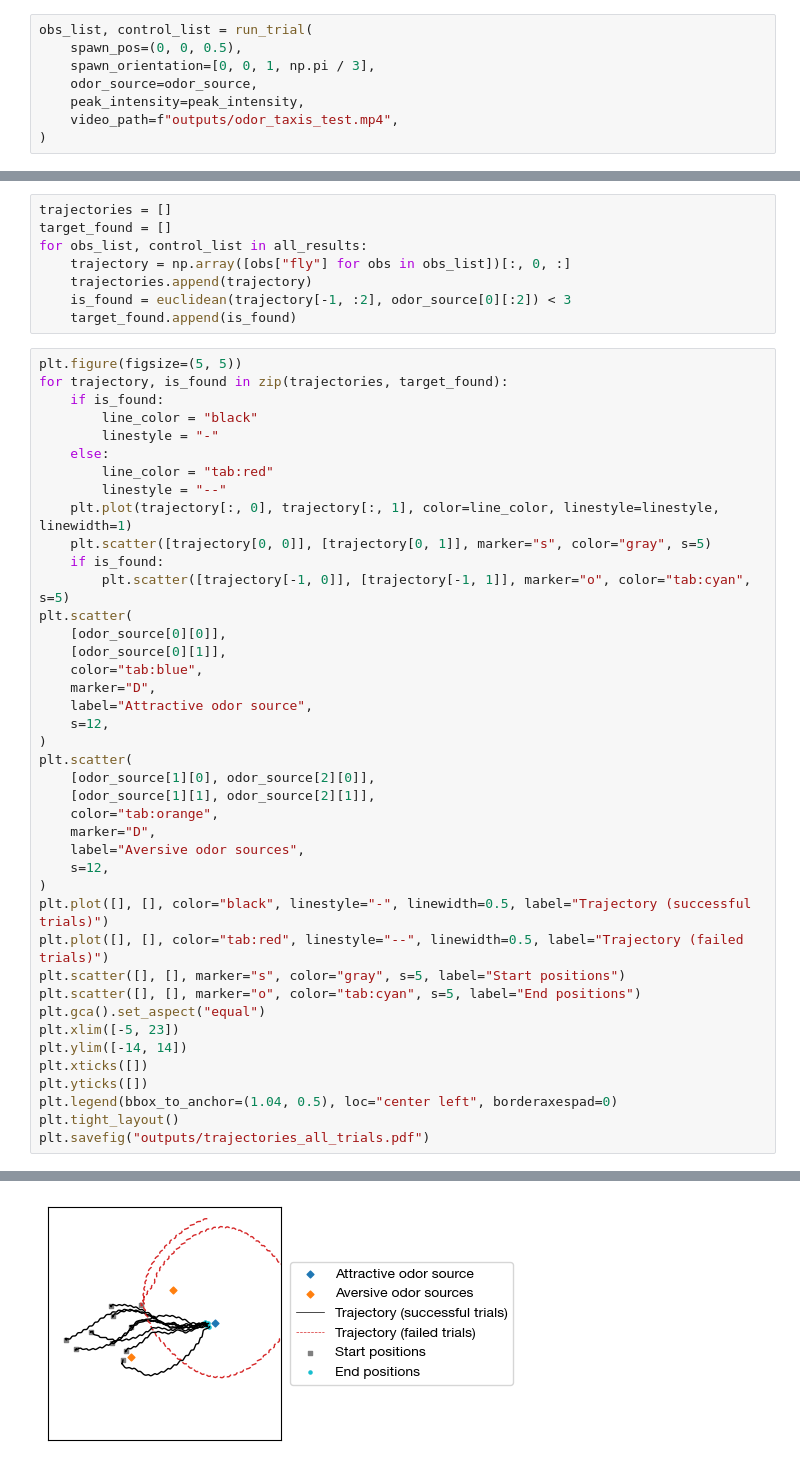
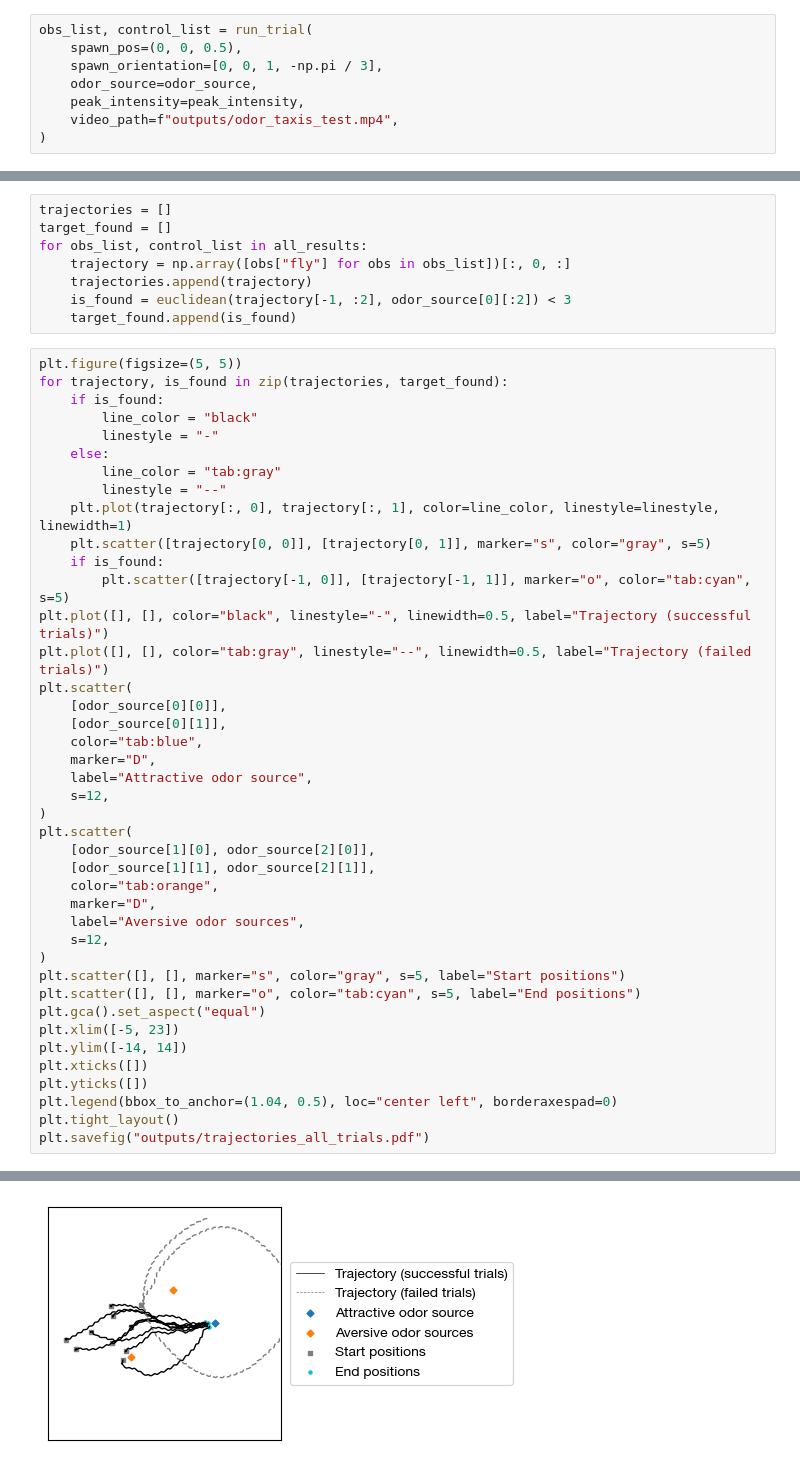
Before and after one commit to NeLy-EPFL/nmf2-paper, a Jupyter notebook: odor_inputs/odor_taxis.ipynb, the cells around one changed output, grey strips where cells are left out. Saved outputs shown, nothing was run; the diff lists cells and outputs as text.

```diff
--- a/odor_inputs/odor_taxis.ipynb
+++ b/odor_inputs/odor_taxis.ipynb
@@ -89,7 +89,7 @@ def run_trial(
 # %%
 obs_list, control_list = run_trial(
     spawn_pos=(0, 0, 0.5),
-    spawn_orientation=[0, 0, 1, np.pi / 3],
+    spawn_orientation=[0, 0, 1, -np.pi / 3],
     odor_source=odor_source,
     peak_intensity=peak_intensity,
     video_path=f"outputs/odor_taxis_test.mp4",
@@ -213,43 +215,43 @@ for trajectory, is_found in zip(trajectories, target_found):
         line_color = "black"
         linestyle = "-"
     else:
-        line_color = "tab:red"
+        line_color = "tab:gray"
         linestyle = "--"
     plt.plot(trajectory[:, 0], trajectory[:, 1], color=line_color, linestyle=linestyle, linewidth=1)
     plt.scatter([trajectory[0, 0]], [trajectory[0, 1]], marker="s", color="gray", s=5)
     if is_found:
         plt.scatter([trajectory[-1, 0]], [trajectory[-1, 1]], marker="o", color="tab:cyan", s=5)
+plt.plot([], [], color="black", linestyle="-", linewidth=0.5, label="Trajectory (successful trials)")
+plt.plot([], [], color="tab:gray", linestyle="--", linewidth=0.5, label="Trajectory (failed trials)")
 plt.scatter(
     [odor_source[0][0]],
     [odor_source[0][1]],
     color="tab:blue",
     marker="D",
     label="Attractive odor source",
     s=12,
 )
 plt.scatter(
     [odor_source[1][0], odor_source[2][0]],
     [odor_source[1][1], odor_source[2][1]],
     color="tab:orange",
     marker="D",
     label="Aversive odor sources",
     s=12,
 )
-plt.plot([], [], color="black", linestyle="-", linewidth=0.5, label="Trajectory (successful trials)")
-plt.plot([], [], color="tab:red", linestyle="--", linewidth=0.5, label="Trajectory (failed trials)")
 plt.scatter([], [], marker="s", color="gray", s=5, label="Start positions")
 plt.scatter([], [], marker="o", color="tab:cyan", s=5, label="End positions")
 plt.gca().set_aspect("equal")
 plt.xlim([-5, 23])
 plt.ylim([-14, 14])
 plt.xticks([])
 plt.yticks([])
 plt.legend(bbox_to_anchor=(1.04, 0.5), loc="center left", borderaxespad=0)
 plt.tight_layout()
 plt.savefig("outputs/trajectories_all_trials.pdf")
 # %% [output]
 WARNING:fontTools.subset:feat NOT subset; don't know how to subset; dropped
 WARNING:fontTools.subset:fond NOT subset; don't know how to subset; dropped
 WARNING:fontTools.subset:meta NOT subset; don't know how to subset; dropped
 WARNING:fontTools.subset:morx NOT subset; don't know how to subset; dropped
-[figure, old version]
+[figure, new version]
```
Also changed, not shown: parts of 1 cell of this notebook, 3 other files.
